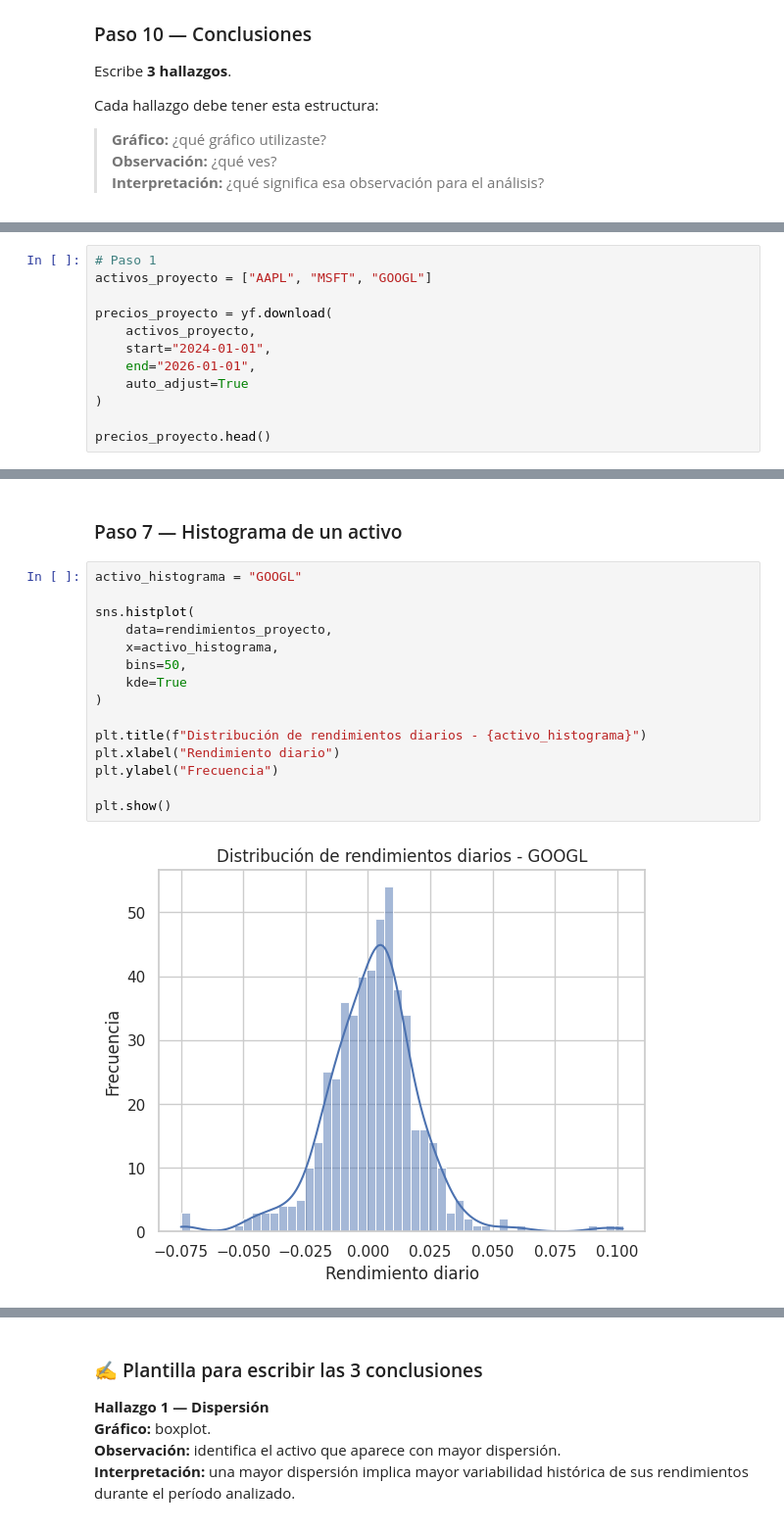
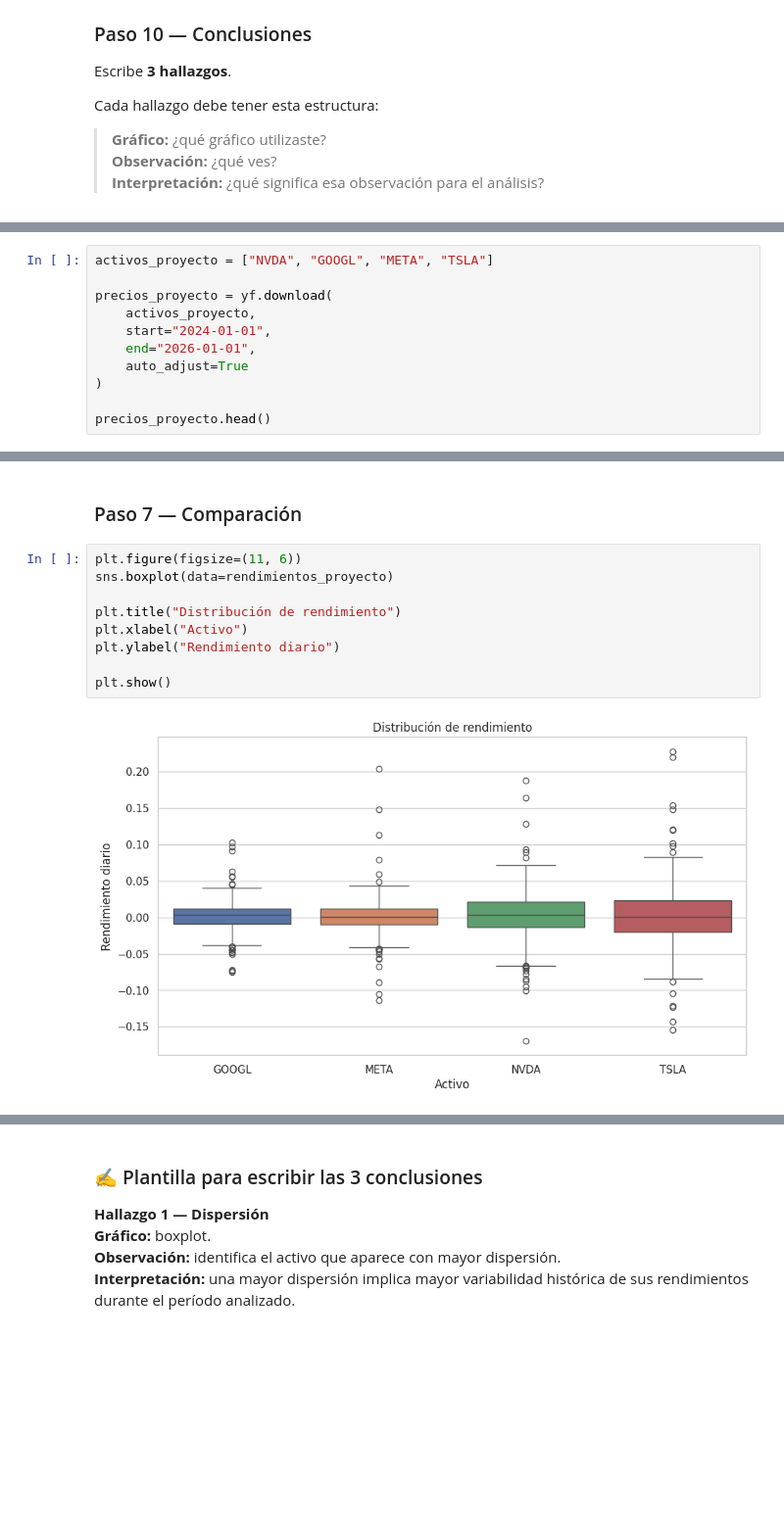
Before and after one commit to marianagomez3108-spec/Facturacion, a Jupyter notebook: EDA_Portafolio_Matplotlib_Seaborn_yfinance.ipynb, the cells around one changed output, grey strips where cells are left out. Shown at 98% size. Drawn from its saved outputs; the diff is of its cells as text; blank space fills up the shorter version.

```diff
--- a/EDA_Portafolio_Matplotlib_Seaborn_yfinance.ipynb
+++ b/EDA_Portafolio_Matplotlib_Seaborn_yfinance.ipynb
@@ -1245,6 +1255,5 @@ Código completo del mini-proyecto
 # %%
-# Paso 1
-activos_proyecto = ["AAPL", "MSFT", "GOOGL"]
+activos_proyecto = ["NVDA", "GOOGL", "META", "TSLA"]
 
 precios_proyecto = yf.download(
     activos_proyecto,
@@ -1363,20 +1394,14 @@ rendimientos_proyecto.head()
 # %% [markdown]
-### Paso 7 — Histograma de un activo
+### Paso 7 — Comparación
 # %%
-activo_histograma = "GOOGL"
+plt.figure(figsize=(11, 6))
+sns.boxplot(data=rendimientos_proyecto)
 
-sns.histplot(
-    data=rendimientos_proyecto,
-    x=activo_histograma,
-    bins=50,
-    kde=True
-)
-
-plt.title(f"Distribución de rendimientos diarios - {activo_histograma}")
-plt.xlabel("Rendimiento diario")
-plt.ylabel("Frecuencia")
+plt.title("Distribución de rendimiento")
+plt.xlabel("Activo")
+plt.ylabel("Rendimiento diario")
 
 plt.show()
 # %% [output]
-[figure, old version]
+[figure, new version]
 # %% [markdown]
```
Also changed, not shown: parts of 45 cells of this notebook.
